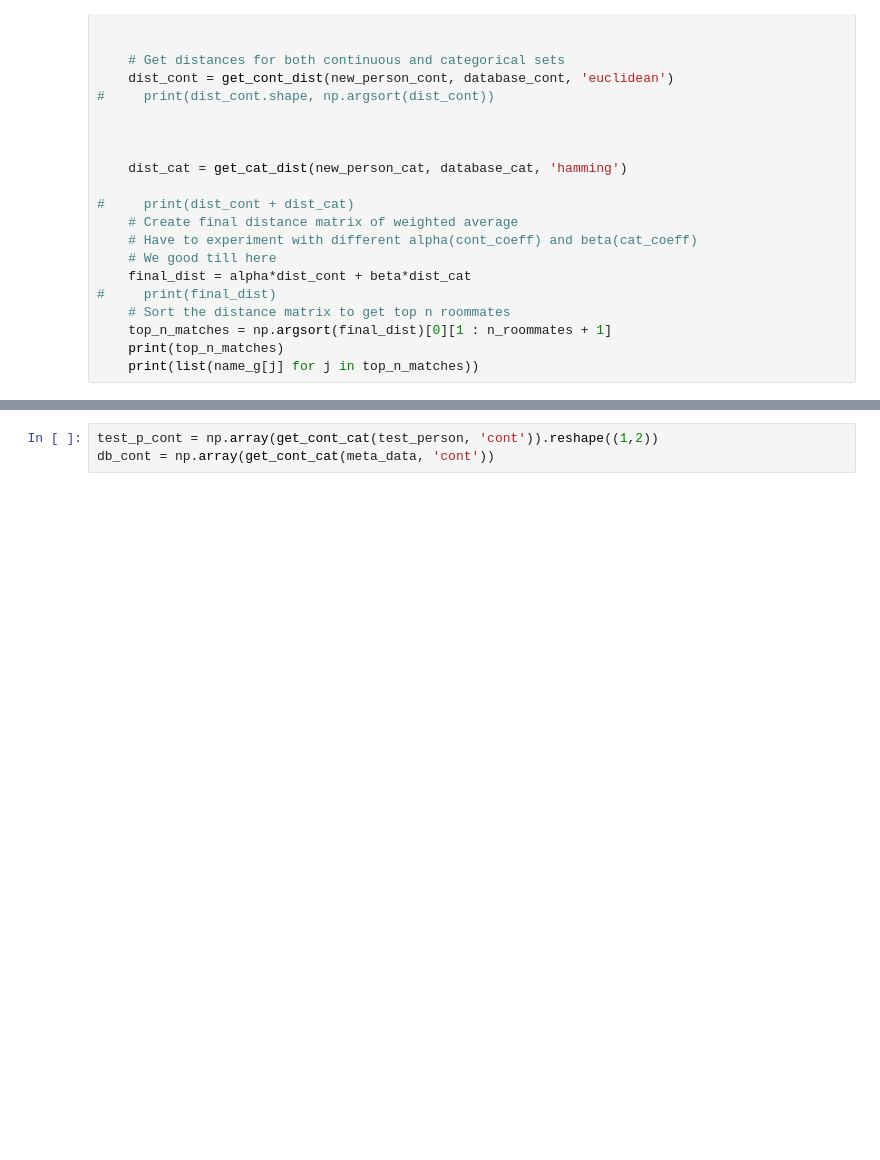
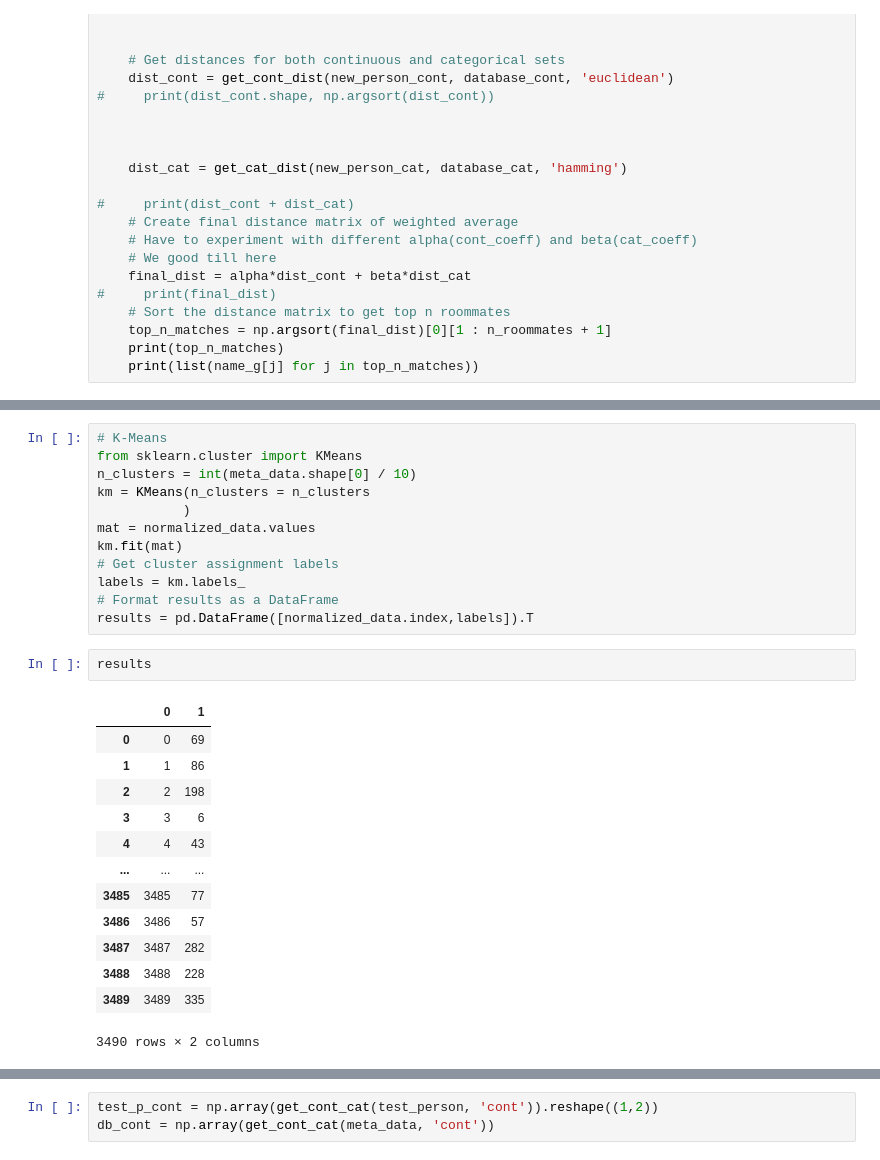
Before and after one commit to edzdgx/Roommate-Apartment-Finding-Platform, a Jupyter notebook: src/knn.ipynb, the cells around one changed output, grey strips where cells are left out. Saved outputs shown, nothing was run; the diff lists cells and outputs as text; blank space fills up the shorter version.

```diff
--- a/src/knn.ipynb
+++ b/src/knn.ipynb
@@ -152,0 +217,28 @@ Name: 0, dtype: object
+# %%
+# K-Means
+from sklearn.cluster import KMeans
+n_clusters = int(meta_data.shape[0] / 10)
+km = KMeans(n_clusters = n_clusters
+           )
+mat = normalized_data.values
+km.fit(mat)
+# Get cluster assignment labels
+labels = km.labels_
+# Format results as a DataFrame
+results = pd.DataFrame([normalized_data.index,labels]).T
+# %%
+results
+# %% [output]
+|  | 0 | 1 |
+| 0 | 0 | 69 |
+| 1 | 1 | 86 |
+| 2 | 2 | 198 |
+| 3 | 3 | 6 |
+| 4 | 4 | 43 |
+| ... | ... | ... |
+| 3485 | 3485 | 77 |
+| 3486 | 3486 | 57 |
+| 3487 | 3487 | 282 |
+| 3488 | 3488 | 228 |
+| 3489 | 3489 | 335 |
+3490 rows × 2 columns
```
Also changed, not shown: parts of 19 cells of this notebook, 8 other files.
